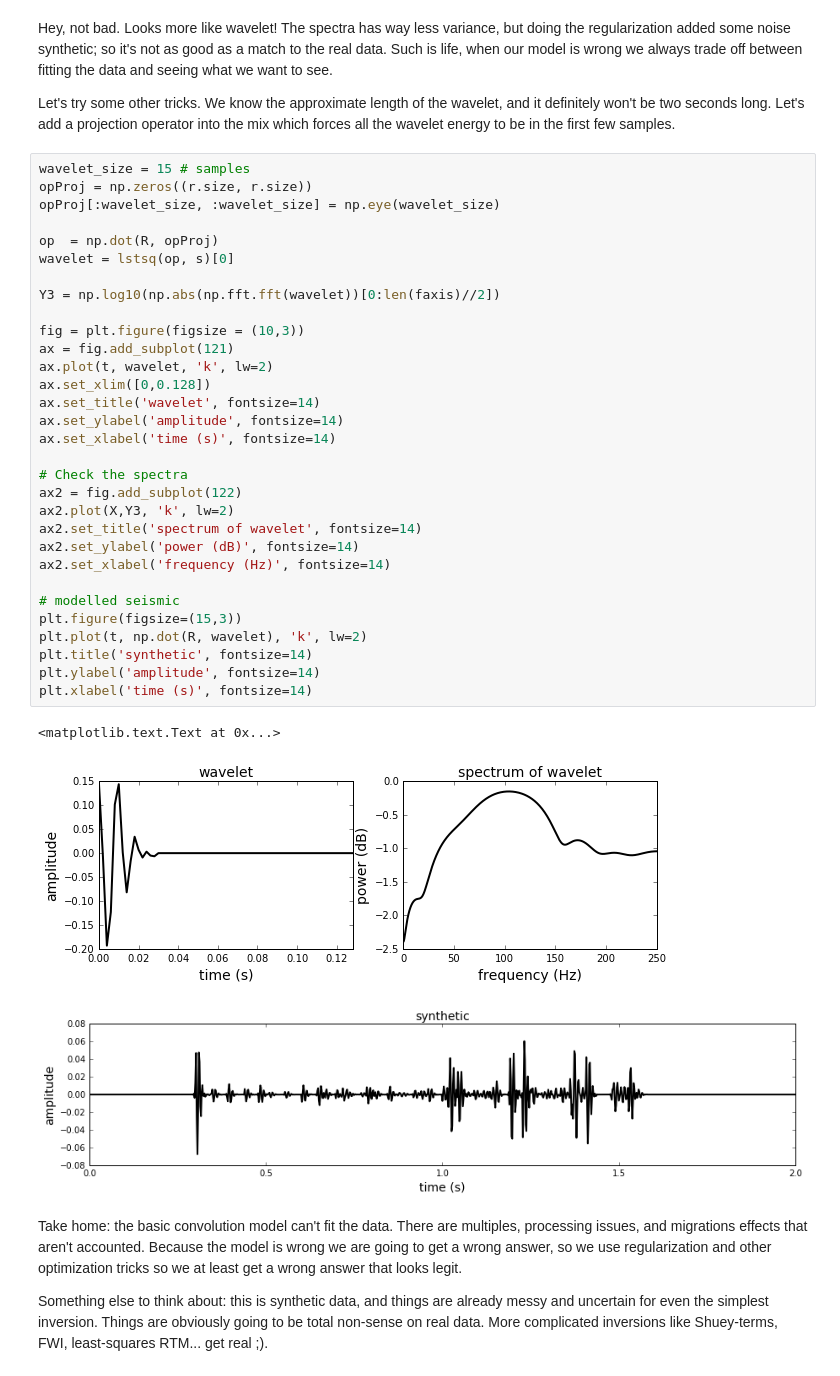
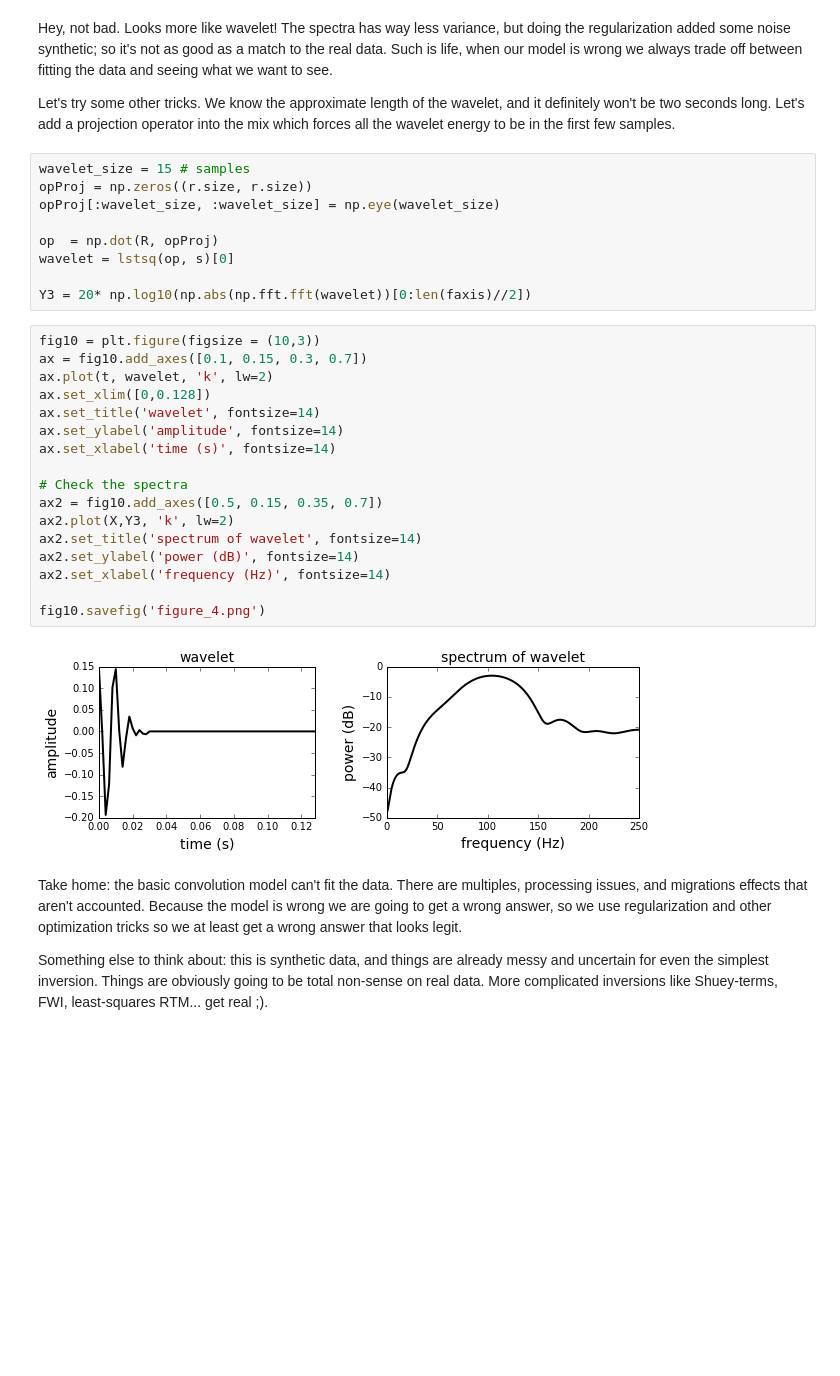
Before and after one commit to EvanBianco/notebooks, a Jupyter notebook: wavelet_estimation/Wavelet_estimation_for_well_ties.ipynb, the cells around one changed output. Drawn from its saved outputs; the diff is of its cells as text; blank space fills up the shorter version.

```diff
--- a/wavelet_estimation/Wavelet_estimation_for_well_ties.ipynb
+++ b/wavelet_estimation/Wavelet_estimation_for_well_ties.ipynb
@@ -231,41 +244,34 @@ plt.xlabel('time (s)', fontsize=14)
 Hey, not bad. Looks more like wavelet! The spectra has way less variance, but doing the regularization added some noise synthetic; so it's not as good as a match to the real data. Such is life, when our model is wrong we always trade off between fitting the data and seeing what we want to see.
 
 Let's try some other tricks. We know the approximate length of the wavelet, and it definitely won't be two seconds long. Let's add a projection operator into the mix which forces all the wavelet energy to be in the first few samples.
+# %%
+wavelet_size = 15 # samples
+opProj = np.zeros((r.size, r.size))
+opProj[:wavelet_size, :wavelet_size] = np.eye(wavelet_size)
+
+op  = np.dot(R, opProj)
+wavelet = lstsq(op, s)[0]
+
+Y3 = 20* np.log10(np.abs(np.fft.fft(wavelet))[0:len(faxis)//2])
 # %%
-wavelet_size = 15 # samples
-opProj = np.zeros((r.size, r.size))
-opProj[:wavelet_size, :wavelet_size] = np.eye(wavelet_size)
-
-op  = np.dot(R, opProj)
-wavelet = lstsq(op, s)[0]
-
-Y3 = np.log10(np.abs(np.fft.fft(wavelet))[0:len(faxis)//2])
-
-fig = plt.figure(figsize = (10,3))
-ax = fig.add_subplot(121)
+fig10 = plt.figure(figsize = (10,3))
+ax = fig10.add_axes([0.1, 0.15, 0.3, 0.7])
 ax.plot(t, wavelet, 'k', lw=2)
 ax.set_xlim([0,0.128])
 ax.set_title('wavelet', fontsize=14)
 ax.set_ylabel('amplitude', fontsize=14)
 ax.set_xlabel('time (s)', fontsize=14)
 
 # Check the spectra
-ax2 = fig.add_subplot(122)
+ax2 = fig10.add_axes([0.5, 0.15, 0.35, 0.7])
 ax2.plot(X,Y3, 'k', lw=2)
 ax2.set_title('spectrum of wavelet', fontsize=14)
 ax2.set_ylabel('power (dB)', fontsize=14)
 ax2.set_xlabel('frequency (Hz)', fontsize=14)
 
-# modelled seismic
-plt.figure(figsize=(15,3))
-plt.plot(t, np.dot(R, wavelet), 'k', lw=2)
-plt.title('synthetic', fontsize=14)
-plt.ylabel('amplitude', fontsize=14)
-plt.xlabel('time (s)', fontsize=14)
+fig10.savefig('figure_4.png')
 # %% [output]
-<matplotlib.text.Text at 0x...>
-[figure, old version]
+[figure, new version]
-[figure, removed]
 # %% [markdown]
 Take home: the basic convolution model can't fit the data. There are multiples, processing issues, and migrations effects that aren't accounted. Because the model is wrong we are going to get a wrong answer, so we use regularization and other optimization tricks so we at least get a wrong answer that looks legit.
 
```
Also changed, not shown: parts of 21 cells of this notebook.
